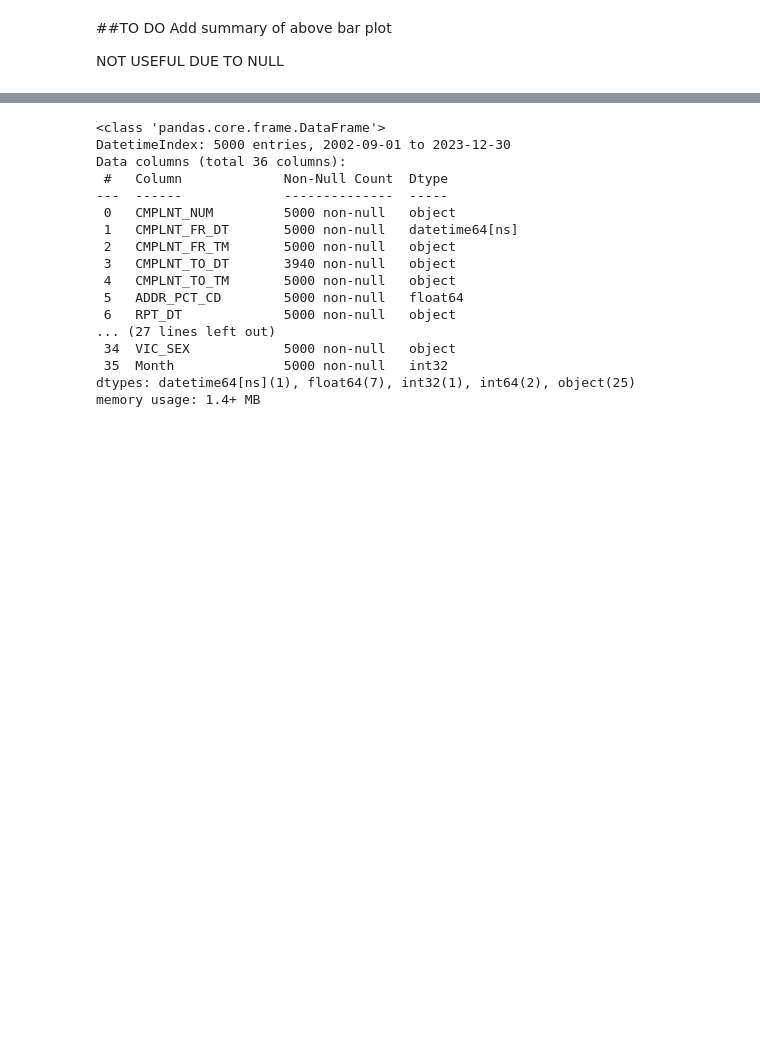
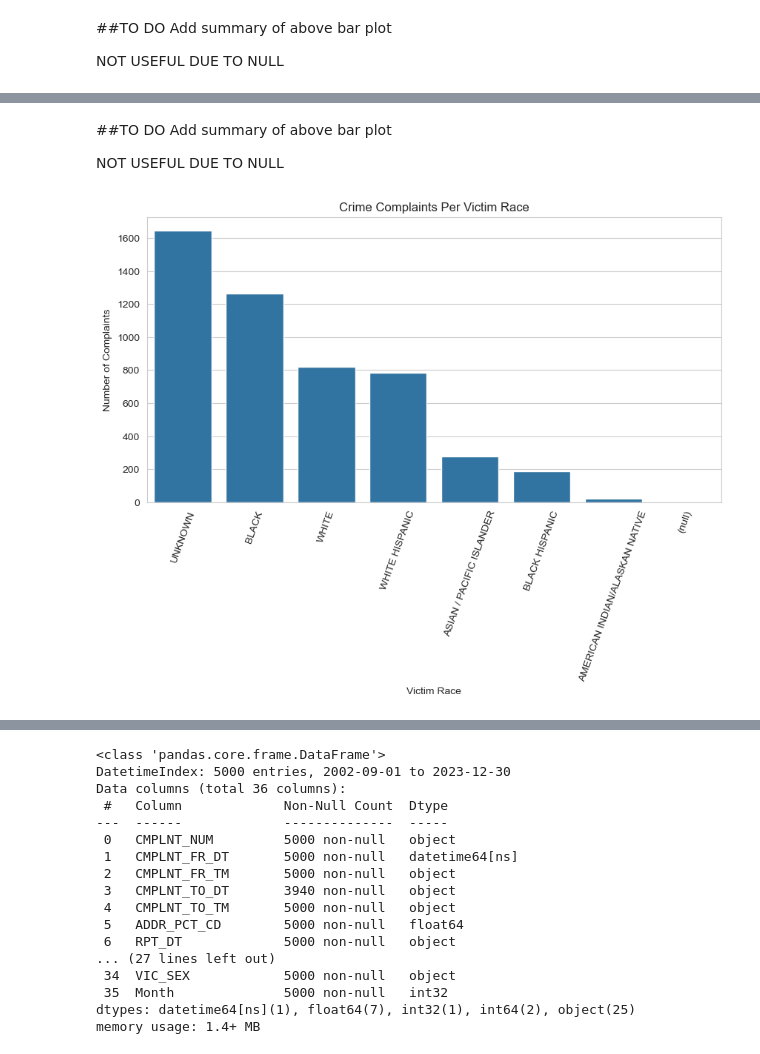
Before and after one commit to scarlettvalentin/nypd_crime, a Jupyter notebook: notebook.ipynb, the cells around one changed output, grey strips where cells are left out. Drawn from its saved outputs; the diff is of its cells as text; code cells hidden in the pictures; blank space fills up the shorter version.

```diff
--- a/notebook.ipynb
+++ b/notebook.ipynb
@@ -424,0 +439,19 @@ NOT USEFUL DUE TO NULL
+# %% [markdown]
+##TO DO
+Add summary of above bar plot
+
+NOT USEFUL DUE TO NULL
+# %%
+# Plot bar chart of number of complaints per victim race
+
+x = data_sample['VIC_RACE'].value_counts().index
+y = data_sample['VIC_RACE'].value_counts().values
+
+fig, ax = plt.subplots(figsize=(10, 5))
+sns.barplot(x=x, y=y)
+ax.set_title('Crime Complaints Per Victim Race')
+plt.xticks(rotation=70)
+ax.set_xlabel('Victim Race')
+ax.set_ylabel('Number of Complaints');
+# %% [output]
+[figure, added]
```
Also changed, not shown: parts of 4 cells of this notebook.
